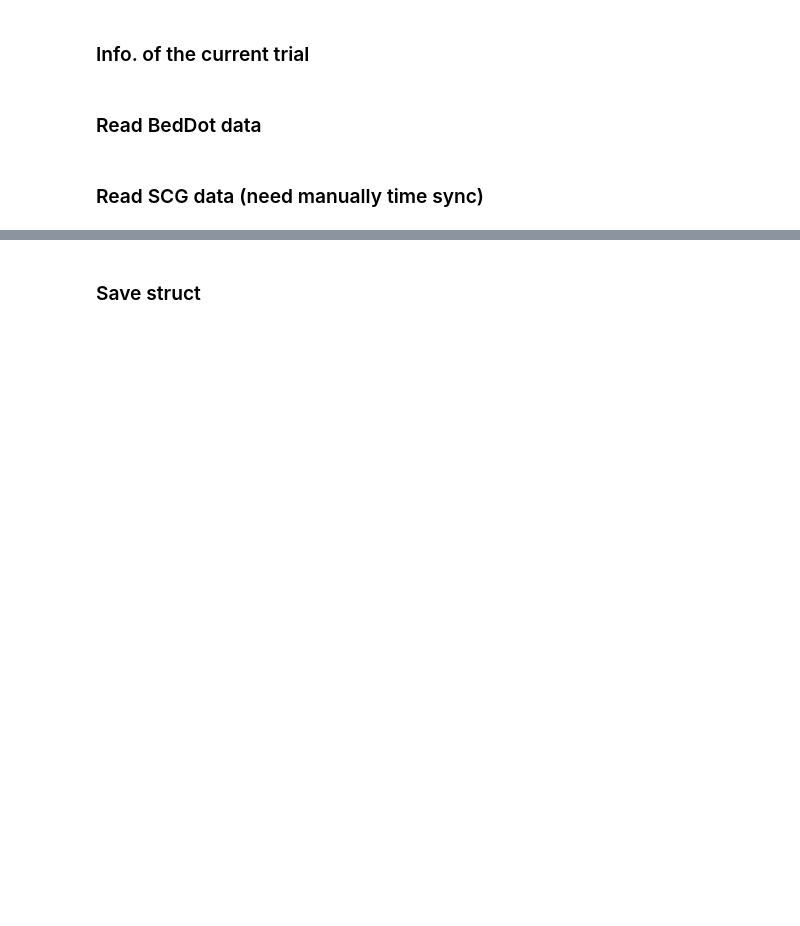
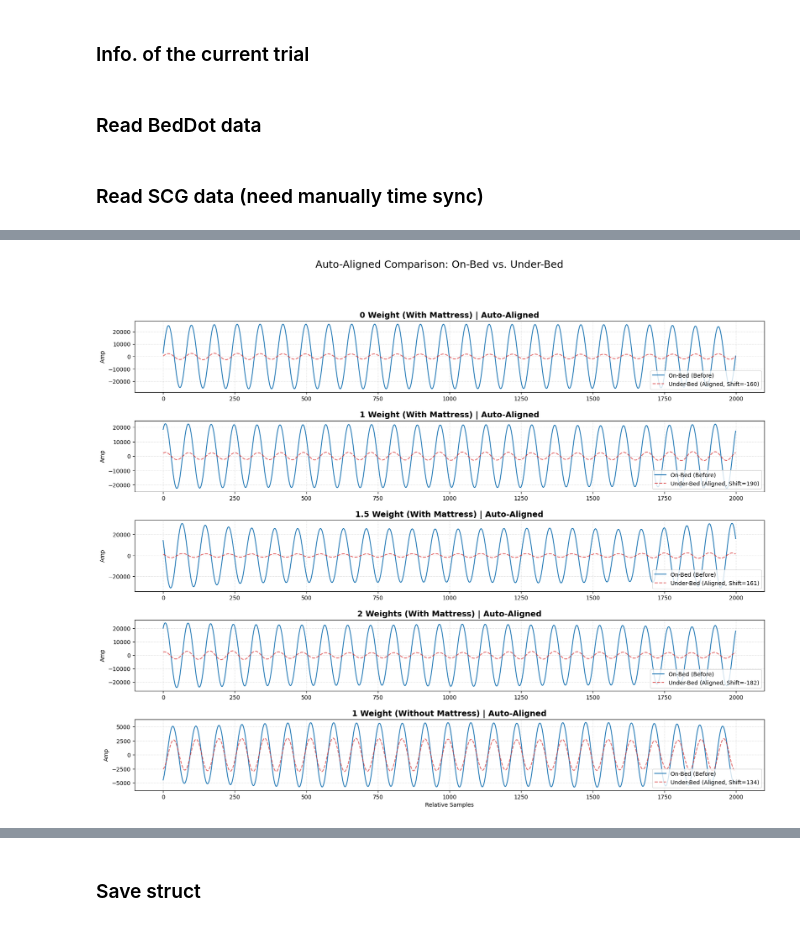
Before and after one commit to ZYY0844/CoreDemo_YY, a Jupyter notebook: processing/data_process_yixuan.ipynb, the cells around one changed output, grey strips where cells are left out. Drawn from its saved outputs; the diff is of its cells as text; code cells hidden in the pictures; blank space fills up the shorter version.

Commit message:
Update chirp and heart wave(bed transfer function)

```diff
--- a/processing/data_process_yixuan.ipynb
+++ b/processing/data_process_yixuan.ipynb
@@ -406,0 +517,88 @@ AAAAA
+# %%
+# on_bed and under_bed chirp file
+# 0 weight with mattress
+chirp0_on_file = f'D:\\UGA\\code\\CoreDemo_YY\\data\\filtered_raw_signal_before_2026-03-19T110036_2026-03-19T112241.npy'
+chirp0_un_file = f'D:\\UGA\\code\\CoreDemo_YY\\data\\filtered_raw_signal_after_2026-03-19T110036_2026-03-19T112241.npy'
+# 1 weight with mattress
+chirp1_on_file = f'D:\\UGA\\code\\CoreDemo_YY\\data\\filtered_raw_signal_before_2026-03-16T153949_2026-03-16T160155.npy'
+chirp1_un_file = f'D:\\UGA\\code\\CoreDemo_YY\\data\\filtered_raw_signal_after_2026-03-16T153949_2026-03-16T160155.npy'
+# 1.5 weight with mattress
+chirp1_5_on_file = f'D:\\UGA\\code\\CoreDemo_YY\\data\\filtered_raw_signal_before_2026-03-19T134605_2026-03-19T140810.npy'
+chirp1_5_un_file = f'D:\\UGA\\code\\CoreDemo_YY\\data\\filtered_raw_signal_after_2026-03-19T134605_2026-03-19T140810.npy'
+# 2 weight with mattress
+chirp2_on_file = f'D:\\UGA\\code\\CoreDemo_YY\\data\\filtered_raw_signal_before_2026-03-16T161530_2026-03-16T163735.npy'
+chirp2_un_file = f'D:\\UGA\\code\\CoreDemo_YY\\data\\filtered_raw_signal_after_2026-03-16T161530_2026-03-16T163735.npy'
+# 1 weight wihtout mattress
+chirp3_on_file = f'D:\\UGA\\code\\CoreDemo_YY\\data\\filtered_raw_signal_before_2026-03-16T142012_2026-03-16T144218.npy'
+chirp3_un_file = f'D:\\UGA\\code\\CoreDemo_YY\\data\\filtered_raw_signal_after_2026-03-16T142012_2026-03-16T144218.npy'
+
+# --- 可视化：床上 (Before) 与 床下 (After) 信号对比 ---
+
+# 1. 设置参数
+channel = 2        # 对应 signal[2, :]
+start_idx = 40000   # 避开起始段可能的噪声
+plot_len = 2000    # 绘图展示的长度
+search_range = 200 # 寻找对齐点的搜索范围
+
+# 2. 实验配置
+exp_configs = [
+    {"title": "0 Weight (With Mattress)", "on": chirp0_on_file, "un": chirp0_un_file},
+    {"title": "1 Weight (With Mattress)", "on": chirp1_on_file, "un": chirp1_un_file},
+    {"title": "1.5 Weight (With Mattress)", "on": chirp1_5_on_file, "un": chirp1_5_un_file},
+    {"title": "2 Weights (With Mattress)", "on": chirp2_on_file, "un": chirp2_un_file},
+    {"title": "1 Weight (Without Mattress)", "on": chirp3_on_file, "un": chirp3_un_file}
+]
+
+fig, axes = plt.subplots(5, 1, figsize=(20, 15), sharex=False)
+plt.subplots_adjust(hspace=0.4)
+
+for i, cfg in enumerate(exp_configs):
+    # 加载数据
+    data_on = np.load(cfg["on"])
+    data_un = np.load(cfg["un"])
+
+    # 提取信号
+    sig_on_full = data_on[channel, :] if data_on.ndim > 1 else data_on
+    sig_un_full = data_un[channel, :] if data_un.ndim > 1 else data_un
+
+    # --- 自动对齐逻辑 (Cross-Correlation) ---
+    # 取一段床上信号作为参考模板
+    ref_seg = sig_on_full[start_idx : start_idx + plot_len]
+    # 取一段较长的床下信号进行匹配搜索
+    search_seg = sig_un_full[start_idx - search_range : start_idx + plot_len + search_range]
+
+    # 计算互相关
+    ref_centered = ref_seg - np.mean(ref_seg)
+    search_centered = search_seg - np.mean(search_seg)
+    corr = np.correlate(search_centered, ref_centered, mode='valid')
+
+    # 找到相关性最大的偏移位置
+    best_shift_relative = np.argmax(corr)
+    # 换算回相对于 sig_un_full 的实际索引
+    best_un_start = (start_idx - search_range) + best_shift_relative
+
+    # 截取最终对齐的信号
+    sig_on_plot = sig_on_full[start_idx : start_idx + plot_len]
+    sig_un_plot = sig_un_full[best_un_start : best_un_start + plot_len]
+
+    # 计算估计的延迟点数 (Shift)
+    estimated_shift = best_un_start - start_idx
+
+    # 3. 绘图
+    ax = axes[i]
+    ax.plot(sig_on_plot - np.mean(sig_on_plot), label=f'On-Bed (Before)', color='tab:blue', linewidth=1.5)
+    ax.plot(sig_un_plot - np.mean(sig_un_plot), label=f'Under-Bed (Aligned, Shift={estimated_shift})',
+            color='tab:red', alpha=0.7, linestyle='--')
+
+    ax.set_title(f"{cfg['title']} | Auto-Aligned", fontsize=14, fontweight='bold')
+    ax.legend(loc='lower right')
+    ax.grid(True, linestyle=':', alpha=0.6)
+    ax.set_ylabel('Amp')
+
+axes[-1].set_xlabel('Relative Samples')
+plt.suptitle('Auto-Aligned Comparison: On-Bed vs. Under-Bed', fontsize=18)
+plt.show()
+
+print("Alignment Complete.")
+# %% [output]
+[figure, added]
```
Also changed, not shown: parts of 13 cells of this notebook.
